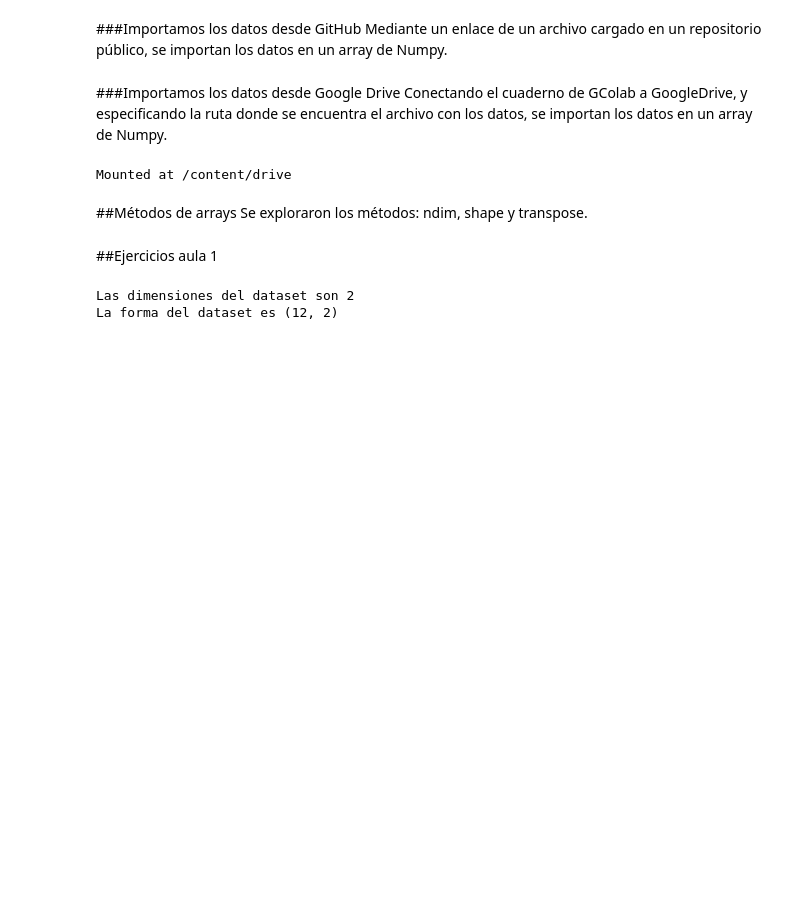
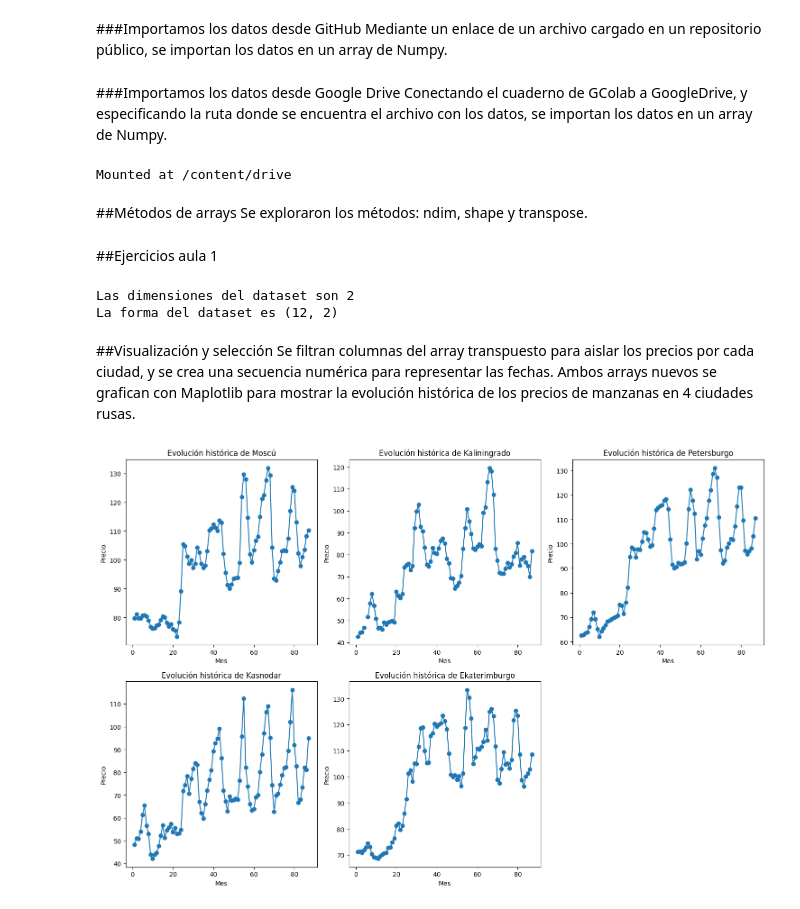
Before and after one commit to JLuceroVasquez/numpy-analisis-numerico-eficiente-con-python, a Jupyter notebook: Numpy.ipynb, the cells around one changed output. Saved outputs shown, nothing was run; the diff lists cells and outputs as text; code cells hidden in the pictures; blank space fills up the shorter version.

```diff
--- a/Numpy.ipynb
+++ b/Numpy.ipynb
@@ -98,3 +98,26 @@ columnas_numericas_proyecto = np.arange(columna_inicial_proyecto, columna_final_
 
 #Cargamos el dataset en un array de Numpy
 datos_proyecto = np.loadtxt(url_proyecto, delimiter = ",", usecols= columnas_numericas_proyecto, skiprows= 1)
+# %% [markdown]
+##Visualización y selección
+Se filtran columnas del array transpuesto para aislar los precios por cada ciudad, y se crea una secuencia numérica para representar las fechas. Ambos arrays nuevos se grafican con Maplotlib para mostrar la evolución histórica de los precios de manzanas en 4 ciudades rusas.
+# %%
+#Se genera una secuencia numérica para representar las fechas.
+
+fechas = np.arange(1,88,1)
+
+#Se usa slice notion para filtrar los precios por cada ciudad.
+precios_moscu = datos_transpuestos[:,1]
+precios_kaliningrado = datos_transpuestos[:,2]
+precios_petersburgo = datos_transpuestos[:,3]
+precios_kasnodar = datos_transpuestos[:,4]
+precios_ekaterimburgo = datos_transpuestos[:,5]
+
+#Creamos una diccionario con el nombre de las ciudades y sus array de precios
+ciudades = {
+    'Moscú': precios_moscu,
+    'Kaliningrado': precios_kaliningrado,
+    'Petersburgo': precios_petersburgo,
+    'Kasnodar': precios_kasnodar,
+    'Ekaterimburgo': precios_ekaterimburgo
+}
@@ -100,0 +155,27 @@ datos_proyecto = np.loadtxt(url_proyecto, delimiter = ",", usecols= columnas_num
+# %%
+#Creamos una figura con seis ejes (2 filas y 3 columnas)
+fig, axs = plt.subplots(2, 3, figsize=(15, 10))
+
+#Aplanamos los ejes para iterar sobre ellos
+axs = axs.flatten()
+
+#Ejecutamos la función "my_plotter" iterando sobre los ejes y diccionario de ciudades
+for i in range(5):
+  my_plotter(axs[i], fechas, ciudades[list(ciudades.keys())[i]], {'marker': 'o'})
+  '''
+  ciudades.keys() devuelve un objeto con todas las claves del diccionario ciudades.
+  Con list() convertimos ese objeto en una lista, sobre la que iteramos con el bucle for.
+  Tras acceder a la i-ésima ciudad de esa lista, usamos esa ciudad como clave para obtener el valor asociado (ej. precios_moscu).
+  '''
+  axs[i].set_title(f'Evolución histórica de {list(ciudades.keys())[i]}')
+  axs[i].set_xlabel('Mes')
+  axs[i].set_ylabel('Precio')
+
+#Quitamos el eje inutilizado
+fig.delaxes(axs[5]) #Alternativa de: axs[5].axis('off')
+
+#Mostramos la figura
+plt.tight_layout() #Evita que ejes y títulos se solapen.
+plt.show()
+# %% [output]
+[figure, added]
```
Also changed, not shown: parts of 3 cells of this notebook.
